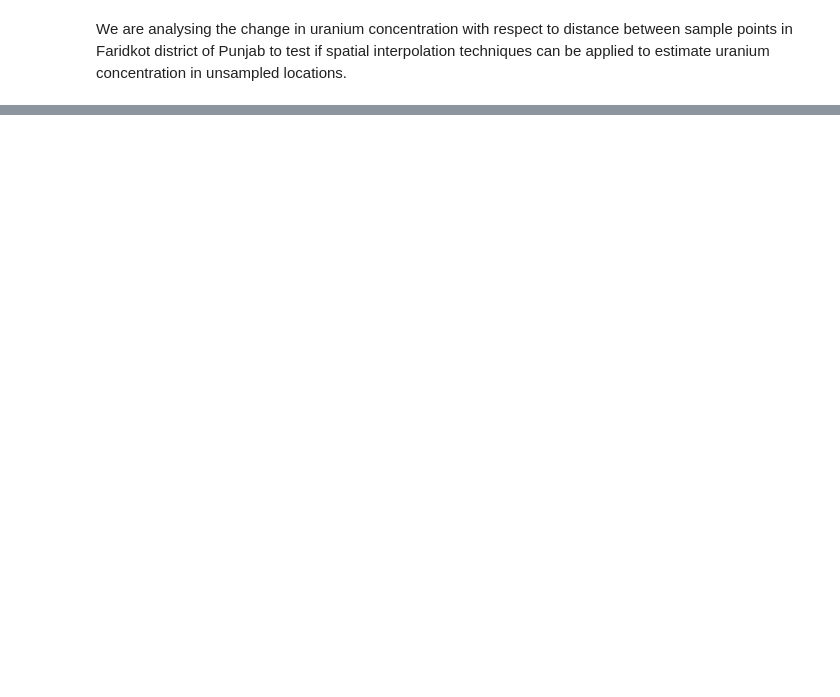
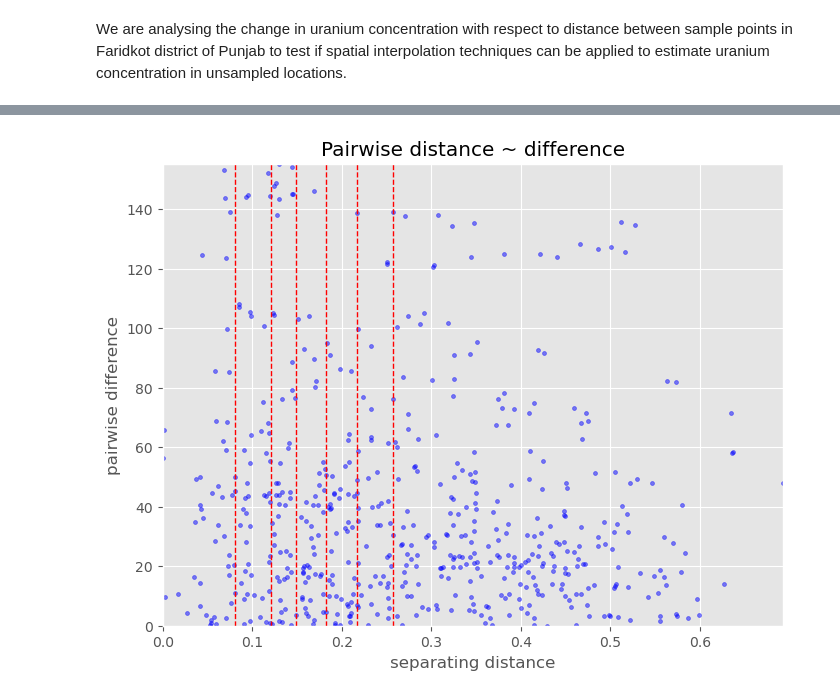
Before and after one commit to ikabrain/uranium-punjab-analysis, a Jupyter notebook: micro-study-2/testing-interpolation/interpolator.ipynb, the cells around one changed output, grey strips where cells are left out. Cells and saved outputs as stored; diff of their text form; code cells hidden in the pictures; blank space fills up the shorter version.

```diff
--- a/micro-study-2/testing-interpolation/interpolator.ipynb
+++ b/micro-study-2/testing-interpolation/interpolator.ipynb
@@ -129,0 +204,3 @@ We are analysing the change in uranium concentration with respect to distance be
+# %%
+V.distance_difference_plot()
+# %% [output]
@@ -129,0 +209 @@ We are analysing the change in uranium concentration with respect to distance be
+[figure, added]
```
Also changed, not shown: parts of 15 cells of this notebook.
